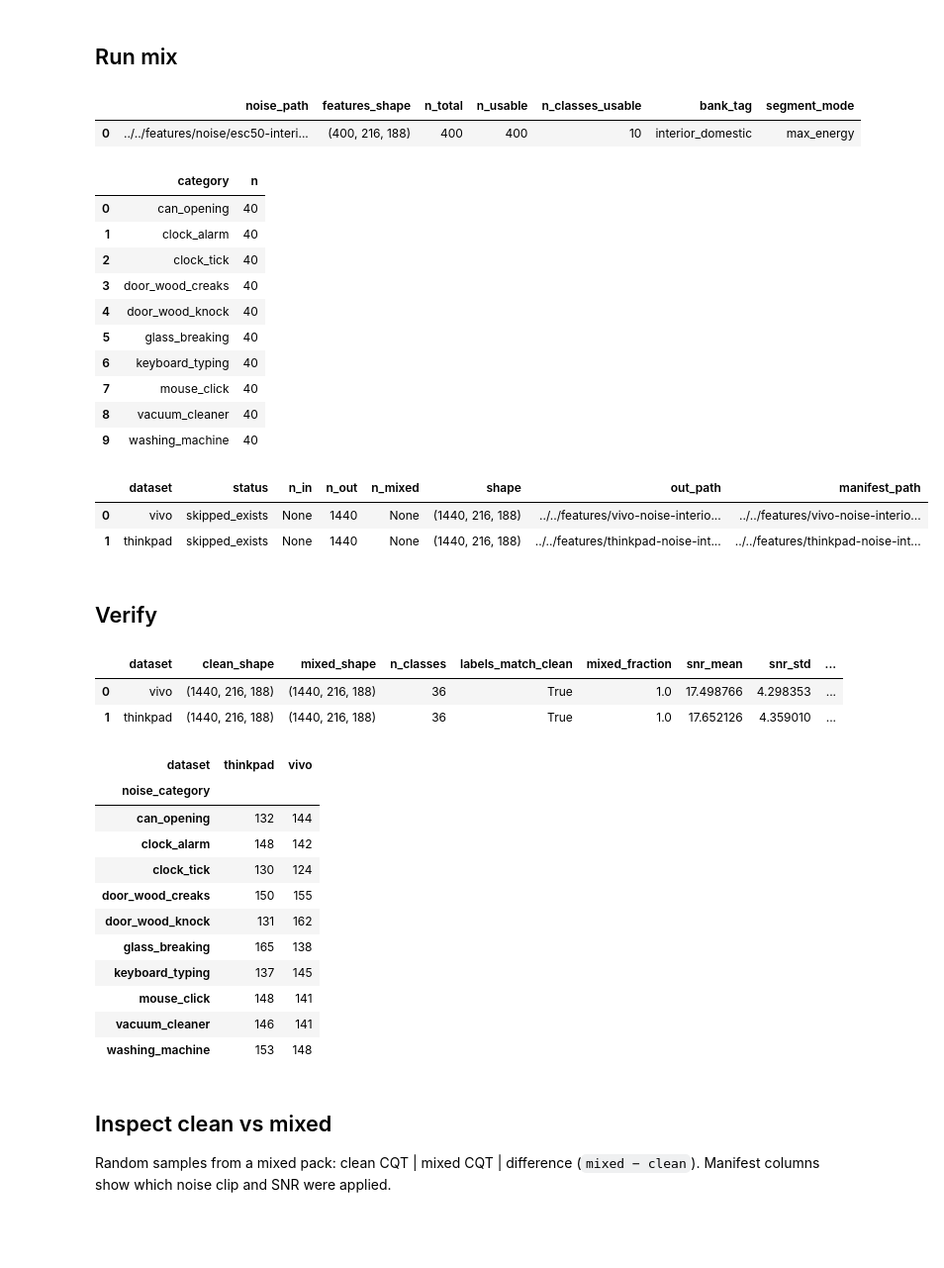
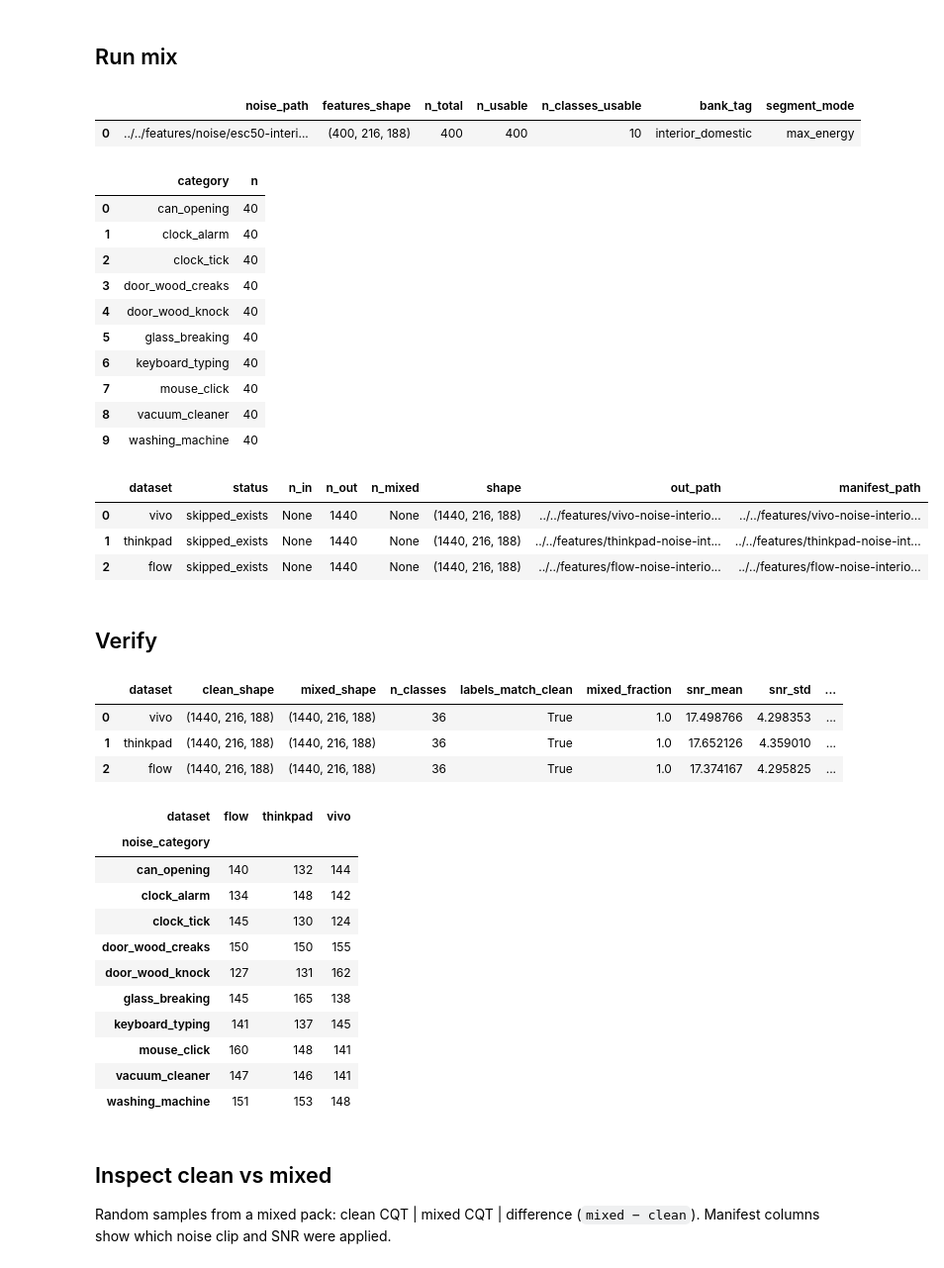
Before and after one commit to sglkc/chord-detector, a Jupyter notebook: training/notebooks/augmentation/mix-noise-cqt.ipynb, the cells around one changed output. Shown at 99% size. Drawn from its saved outputs; the diff is of its cells as text; code cells hidden in the pictures; blank space fills up the shorter version.

Commit message:
add flow noise augmentation

```diff
--- a/training/notebooks/augmentation/mix-noise-cqt.ipynb
+++ b/training/notebooks/augmentation/mix-noise-cqt.ipynb
@@ -15,7 +16,8 @@ import pandas as pd
 from IPython.display import display
 
 # --- chord features to augment (non-training only) ---
-CHORD_DATASETS = ["vivo", "thinkpad"]
+# flow = original ROG Flow evaluation pack (symlink of evaluations/test-all)
+CHORD_DATASETS = ["vivo", "thinkpad", "flow"]
 FEATURES_DIR = path.normpath("../../features")
 
 # --- noise bank (from noise-cqt-extract.ipynb) ---
@@ -250,12 +252,12 @@ assert path.isfile(NOISE_FEATURES), f"Missing noise bank: {NOISE_FEATURES}"
 for name in CHORD_DATASETS:
     assert name != "training", "Do not mix noise into training features"
     chord_path = path.join(FEATURES_DIR, f"{name}.npz")
-    assert path.isfile(chord_path), f"Missing chord features: {chord_path}"
+    assert path.isfile(chord_path) or path.islink(chord_path), f"Missing chord features: {chord_path}"
 
 noise_bank = load_noise_bank(NOISE_FEATURES, NOISE_CATEGORY_ALLOW)
 
 # Stable per-dataset seeds (avoid PYTHONHASHSEED nondeterminism)
-DATASET_SEED_OFFSET = {"vivo": 1, "thinkpad": 2}
+DATASET_SEED_OFFSET = {"vivo": 1, "thinkpad": 2, "flow": 3}
 
 results = []
 for name in CHORD_DATASETS:
@@ -283,33 +285,34 @@ for name in CHORD_DATASETS:
     results.append({
         "dataset": name,
         "status": "mixed",
         "n_in": info["n_in"],
         "n_out": info["n_out"],
         "n_mixed": info["n_mixed"],
         "shape": info["shape"],
         "out_path": info["out_path"],
         "manifest_path": info["manifest_path"],
     })
 
 results_df = pd.DataFrame(results)
 display(results_df)
 # %% [output]
 |  | noise_path | features_shape | n_total | n_usable | n_classes_usable | bank_tag | segment_mode |
 | 0 | ../../features/noise/esc50-interi... | (400, 216, 188) | 400 | 400 | 10 | interior_domestic | max_energy |
 |  | category | n |
 | 0 | can_opening | 40 |
 | 1 | clock_alarm | 40 |
 | 2 | clock_tick | 40 |
 | 3 | door_wood_creaks | 40 |
 | 4 | door_wood_knock | 40 |
 | 5 | glass_breaking | 40 |
 | 6 | keyboard_typing | 40 |
 | 7 | mouse_click | 40 |
 | 8 | vacuum_cleaner | 40 |
 | 9 | washing_machine | 40 |
 |  | dataset | status | n_in | n_out | n_mixed | shape | out_path | manifest_path |
 | 0 | vivo | skipped_exists | None | 1440 | None | (1440, 216, 188) | ../../features/vivo-noise-interio... | ../../features/vivo-noise-interio... |
 | 1 | thinkpad | skipped_exists | None | 1440 | None | (1440, 216, 188) | ../../features/thinkpad-noise-int... | ../../features/thinkpad-noise-int... |
+| 2 | flow | skipped_exists | None | 1440 | None | (1440, 216, 188) | ../../features/flow-noise-interio... | ../../features/flow-noise-interio... |
 # %% [markdown]
 ## Verify
 # %%
@@ -366,18 +369,19 @@ display(noise_usage_wide)
 |  | dataset | clean_shape | mixed_shape | n_classes | labels_match_clean | mixed_fraction | snr_mean | snr_std | ... |
 | 0 | vivo | (1440, 216, 188) | (1440, 216, 188) | 36 | True | 1.0 | 17.498766 | 4.298353 | ... |
 | 1 | thinkpad | (1440, 216, 188) | (1440, 216, 188) | 36 | True | 1.0 | 17.652126 | 4.359010 | ... |
+| 2 | flow | (1440, 216, 188) | (1440, 216, 188) | 36 | True | 1.0 | 17.374167 | 4.295825 | ... |
-| dataset | thinkpad | vivo |
-| noise_category |  |  |
-| can_opening | 132 | 144 |
-| clock_alarm | 148 | 142 |
-| clock_tick | 130 | 124 |
-| door_wood_creaks | 150 | 155 |
-| door_wood_knock | 131 | 162 |
-| glass_breaking | 165 | 138 |
-| keyboard_typing | 137 | 145 |
-| mouse_click | 148 | 141 |
-| vacuum_cleaner | 146 | 141 |
-| washing_machine | 153 | 148 |
+| dataset | flow | thinkpad | vivo |
+| noise_category |  |  |  |
+| can_opening | 140 | 132 | 144 |
+| clock_alarm | 134 | 148 | 142 |
+| clock_tick | 145 | 130 | 124 |
+| door_wood_creaks | 150 | 150 | 155 |
+| door_wood_knock | 127 | 131 | 162 |
+| glass_breaking | 145 | 165 | 138 |
+| keyboard_typing | 141 | 137 | 145 |
+| mouse_click | 160 | 148 | 141 |
+| vacuum_cleaner | 147 | 146 | 141 |
+| washing_machine | 151 | 153 | 148 |
 # %% [markdown]
 ## Inspect clean vs mixed
 
```
Also changed, not shown: parts of 2 cells of this notebook.
